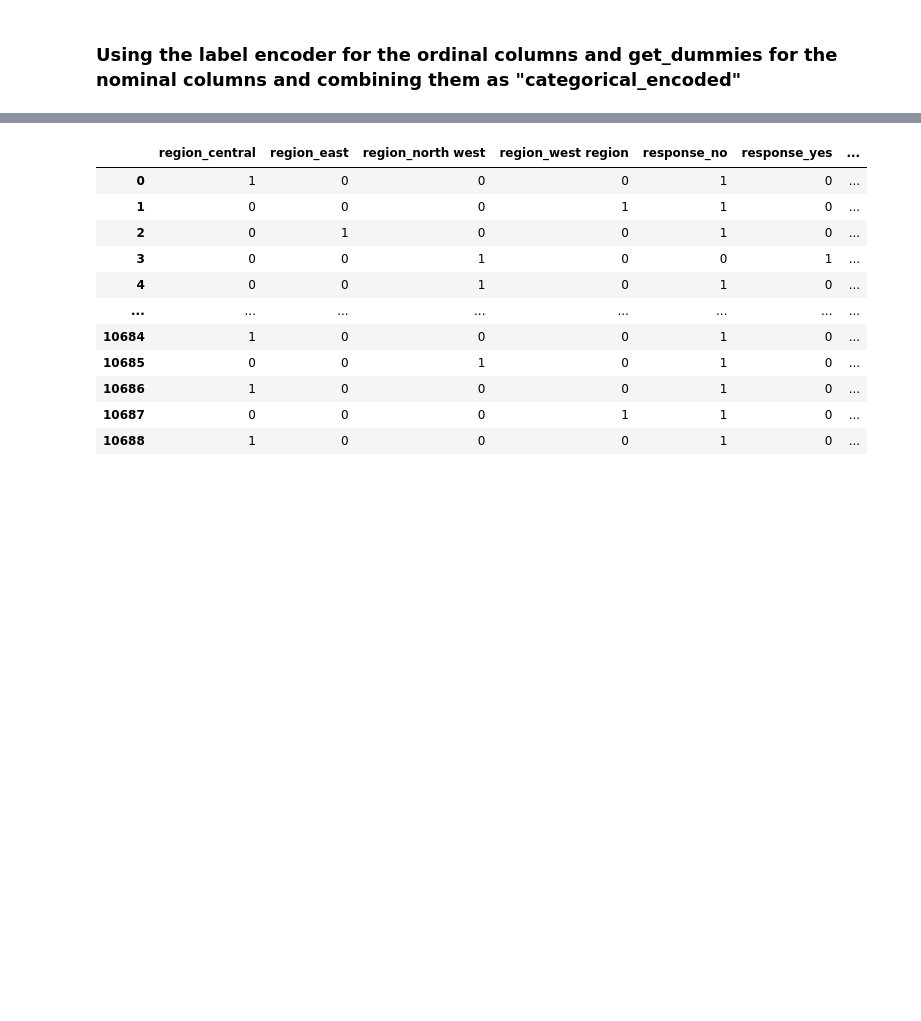
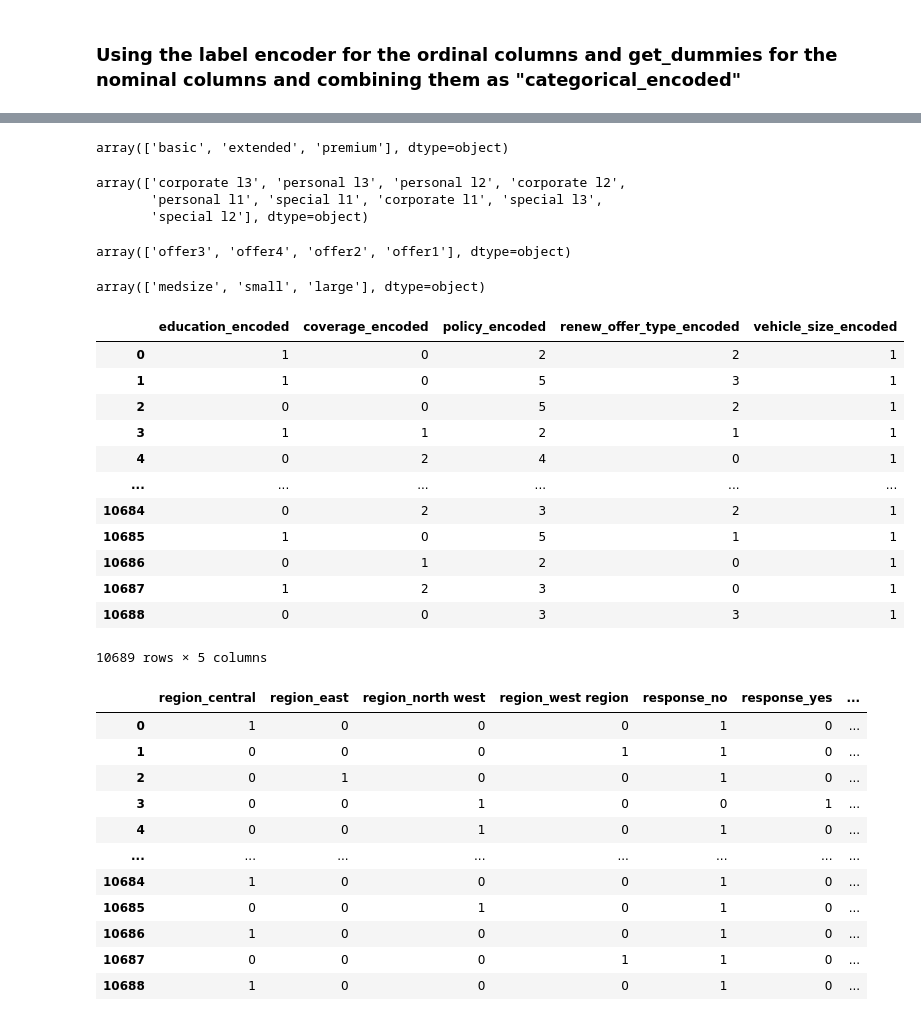
Before and after one commit to GENEVAUY/Projects-on-Python, a Jupyter notebook: Week4_Labs/Day1/DataTransformationLab.ipynb, the cells around one changed output, grey strips where cells are left out. Saved outputs shown, nothing was run; the diff lists cells and outputs as text; code cells hidden in the pictures; blank space fills up the shorter version.

```diff
--- a/Week4_Labs/Day1/DataTransformationLab.ipynb
+++ b/Week4_Labs/Day1/DataTransformationLab.ipynb
@@ -380,0 +364,18 @@ Ordinal Encoded:
+# %%
+df['coverage'].unique()
+# %% [output]
+array(['basic', 'extended', 'premium'], dtype=object)
+# %%
+df['policy'].unique()
+# %% [output]
+array(['corporate l3', 'personal l3', 'personal l2', 'corporate l2',
+       'personal l1', 'special l1', 'corporate l1', 'special l3',
+       'special l2'], dtype=object)
+# %%
+df['renew_offer_type'].unique()
+# %% [output]
+array(['offer3', 'offer4', 'offer2', 'offer1'], dtype=object)
+# %%
+df['vehicle_size'].unique()
+# %% [output]
+array(['medsize', 'small', 'large'], dtype=object)
@@ -381,3 +409,19 @@ Ordinal Encoded:
+# %%
+ordinal_encoded
+# %% [output]
+|  | education_encoded | coverage_encoded | policy_encoded | renew_offer_type_encoded | vehicle_size_encoded |
+| 0 | 1 | 0 | 2 | 2 | 1 |
+| 1 | 1 | 0 | 5 | 3 | 1 |
+| 2 | 0 | 0 | 5 | 2 | 1 |
+| 3 | 1 | 1 | 2 | 1 | 1 |
+| 4 | 0 | 2 | 4 | 0 | 1 |
+| ... | ... | ... | ... | ... | ... |
+| 10684 | 0 | 2 | 3 | 2 | 1 |
+| 10685 | 1 | 0 | 5 | 1 | 1 |
+| 10686 | 0 | 1 | 2 | 0 | 1 |
+| 10687 | 1 | 2 | 3 | 0 | 1 |
+| 10688 | 0 | 0 | 3 | 3 | 1 |
+10689 rows × 5 columns
 # %%
 nominal_encoded
 # %% [output]
```
Also changed, not shown: parts of 18 cells of this notebook, 2 other files.
